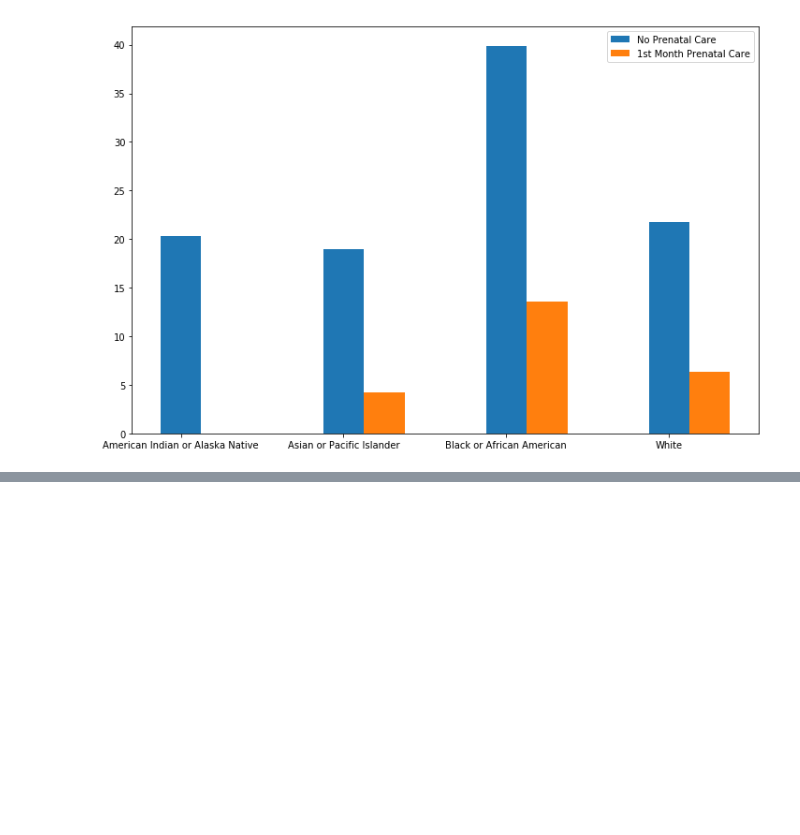
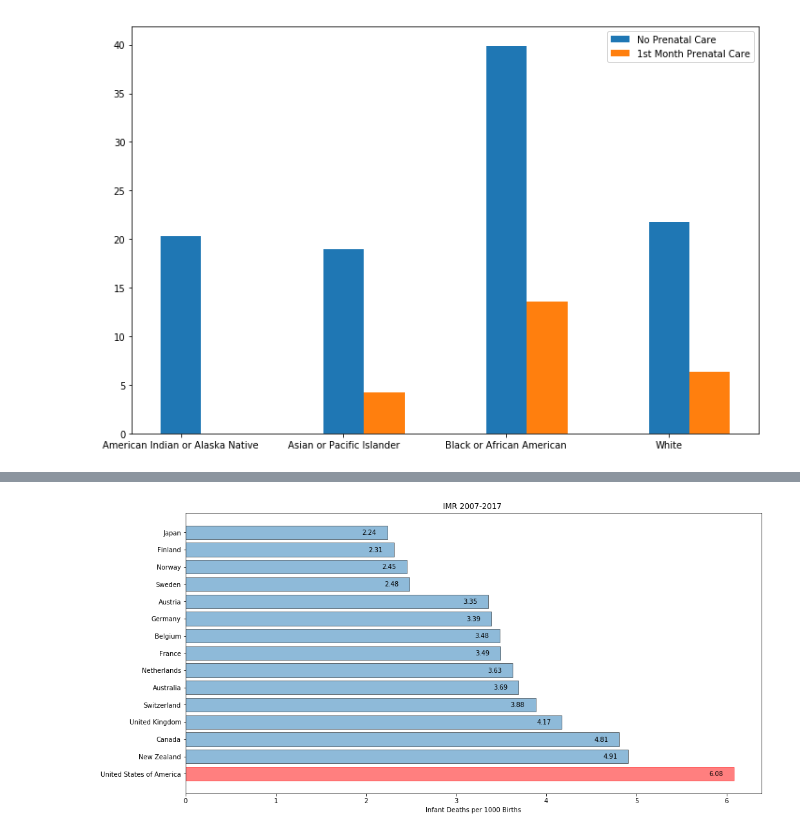
Before and after one commit to jasminajovanovic/IMR, a Jupyter notebook: IMR-jasmina.ipynb, the cells around one changed output, grey strips where cells are left out. Saved outputs shown, nothing was run; the diff lists cells and outputs as text; code cells hidden in the pictures; blank space fills up the shorter version.

```diff
--- a/IMR-jasmina.ipynb
+++ b/IMR-jasmina.ipynb
@@ -369,0 +379,4 @@ ValueError: x and y must have same first dimension, but have shapes (392,) and (
+# %%
+dfWhoByCountry.rename(columns={'Both sexes':'IMR'}, inplace=True)
+dfWhoByCountry.loc[dfWhoByCountry['Country'] == 'United Kingdom of Great Britain and Northern Ireland', 'Country'] = 'United Kingdom'
+dfWhoByCountry.head()
@@ -369,0 +390,2 @@ ValueError: x and y must have same first dimension, but have shapes (392,) and (
+# %%
+plotImrByCountry = dfWhoByCountry.groupby('Country').mean().sort_values(by='IMR', ascending=False)
@@ -369,0 +405,19 @@ ValueError: x and y must have same first dimension, but have shapes (392,) and (
+# %%
+rects = plt.barh(plotImrByCountry.index, plotImrByCountry['IMR'], alpha=0.5, edgecolor='black')
+plt.title("IMR 2007-2017 ")
+plt.xlabel("Infant Deaths per 1000 Births")
+
+for rect in rects:
+    indx = rects.index(rect)
+    width = rect.get_width()
+
+    plt.text(width - 0.2, rect.get_y()+0.2,
+         plotImrByCountry['IMR'].iloc[indx].round(2),
+         ha='center', va='bottom', color='black', rotation = 'horizontal')
+
+rects[0].set_color('red')
+plt.rcParams["figure.figsize"] = [16, 6]
+plt.savefig("Images/imr by country.png")
+plt.show()
+# %% [output]
+[figure, added]
```
Also changed, not shown: parts of 23 cells of this notebook, 5 other files.
